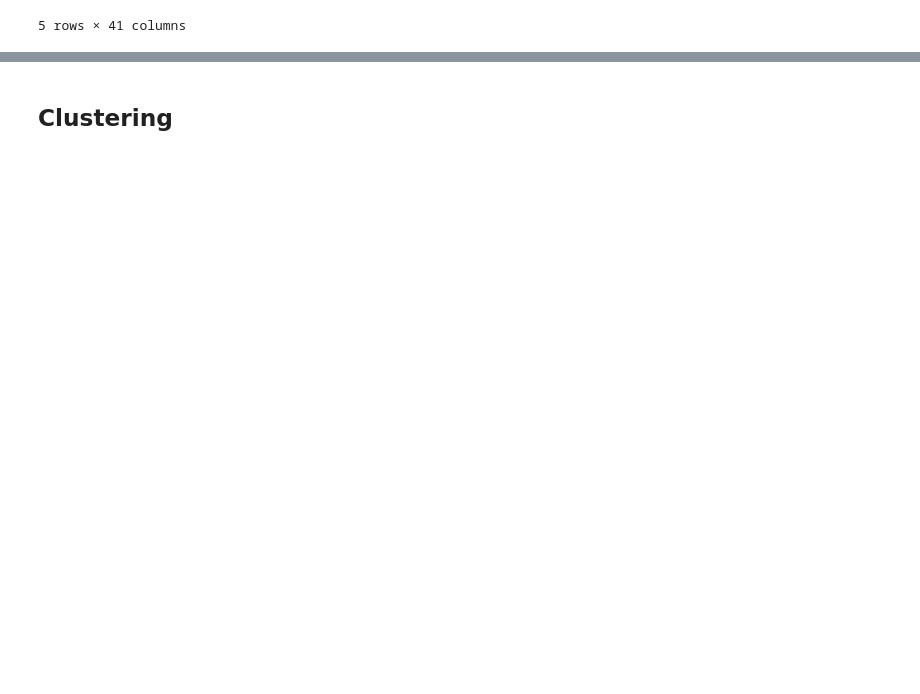
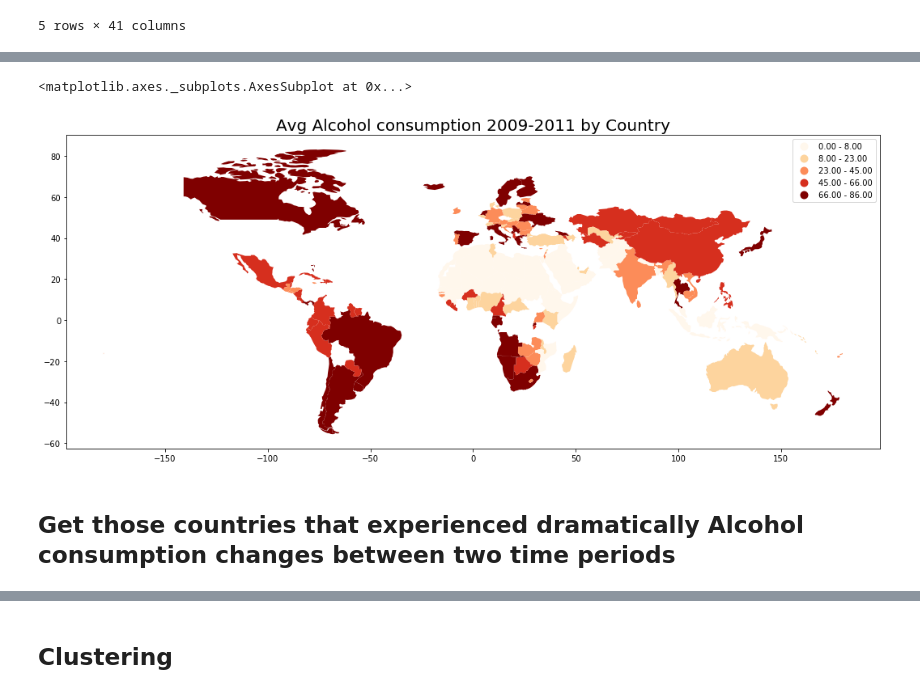
Before and after one commit to TomasTurner/Notorious_ADA_Projet_2019, a Jupyter notebook: src/Final_notebook.ipynb, the cells around one changed output, grey strips where cells are left out. Drawn from its saved outputs; the diff is of its cells as text; code cells hidden in the pictures; blank space fills up the shorter version.

```diff
--- a/src/Final_notebook.ipynb
+++ b/src/Final_notebook.ipynb
@@ -608,0 +1039,5 @@ df_all.head()
+# %%
+# Merge country location adn consumption dataframes
+finaldf = pd.merge(df_country_location, df_consumption, on='Country')
+finaldf.to_csv("../data/projectdata/Countries_finaldf.csv", index=False, sep=',', header=['Number', 'Country', 'iso2', 'iso_a3', 'latitude', 'longitude', 'Region', 'Religion', 'Alcohol_per_capita_2015-2017', 'Alcohol_per_capita_2015-2017_95%CI', 'Alcohol_per_capita_2009-2011', 'Alcohol_per_capita_2009-2011_95%CI'])
+finaldf.head(10)
@@ -608,0 +1140,17 @@ df_all.head()
+# %%
+# Draw Alcohol consumptions by each country for the second time period 2009-2011
+import matplotlib.pylab as pylab
+pylab.rcParams['figure.figsize'] = 18, 18
+fig, ax = plt.subplots(1, 1)
+ax.set_title("Avg Alcohol consumption 2009-2011 by Country", fontsize=20)
+world.plot(column='Alcohol_com2',
+           ax=ax,
+           legend=True,
+#            legend_kwds={'labels': "Avg Alcohol_2015-2017 by Country",'legend': "horizontal"})
+           cmap='OrRd',
+           scheme='quantiles')
+# %% [output]
+<matplotlib.axes._subplots.AxesSubplot at 0x...>
+[figure, added]
+# %% [markdown]
+## Get those countries that experienced dramatically Alcohol consumption changes between two time periods
```
Also changed, not shown: parts of 54 cells of this notebook.
